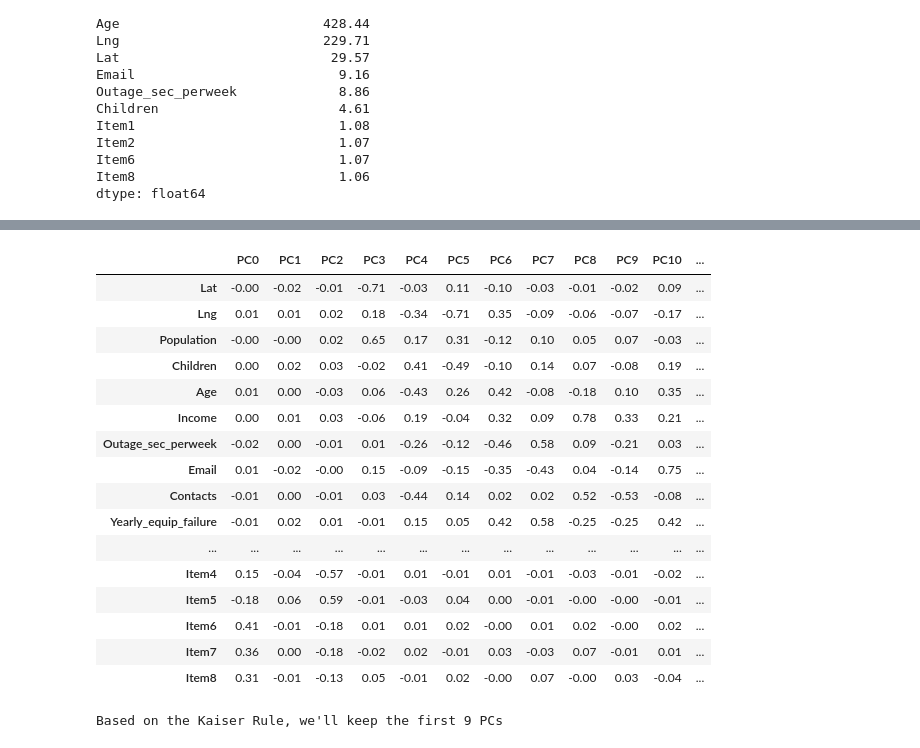
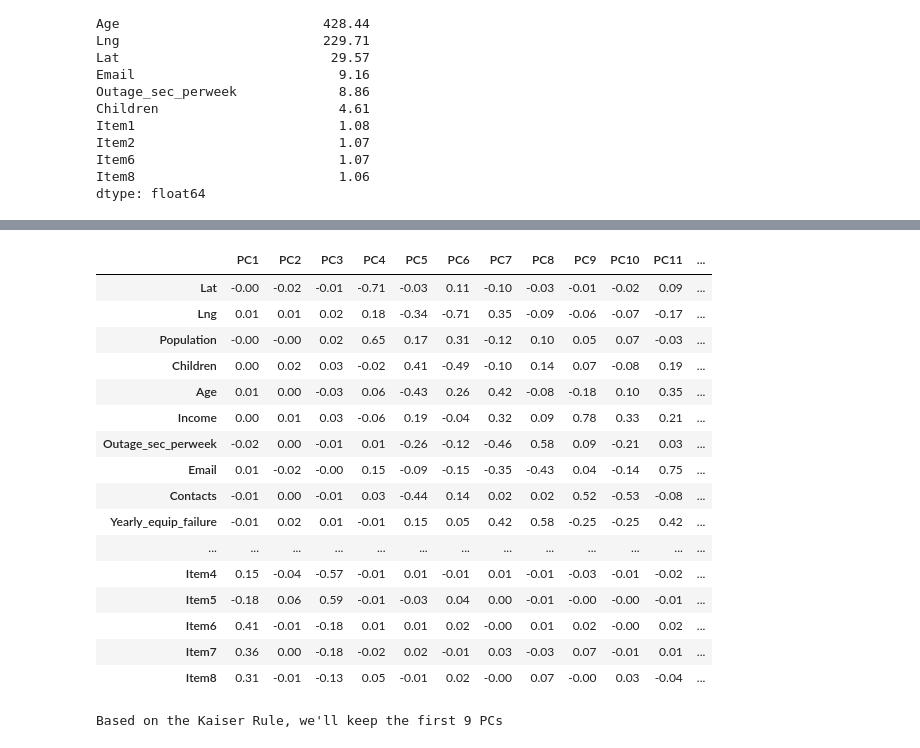
Before and after one commit to chrispaynes/OSDSC-Portfolio, a Jupyter notebook: data_mining_ii_nb/02. DIMENSIONALITY REDUCTION METHODS/dimensionality_reduction.ipynb, the cells around one changed output, grey strips where cells are left out. Drawn from its saved outputs; the diff is of its cells as text; code cells hidden in the pictures.

```diff
--- a/data_mining_ii_nb/02. DIMENSIONALITY REDUCTION METHODS/dimensionality_reduction.ipynb
+++ b/data_mining_ii_nb/02. DIMENSIONALITY REDUCTION METHODS/dimensionality_reduction.ipynb
@@ -531,15 +556,17 @@ print(pca.explained_variance_ratio_.cumsum())
 # %%
 # create dataframe from principal components
 # correlation coefficients between the features and the principal components
+
+# Principal axes in feature space, representing the directions of maximum variance in the data. Equivalently, the right singular vectors of the centered input data, parallel to its eigenvectors. The components are sorted by explained_variance_.
 loadings = pd.DataFrame(
-    pca.components_.T,
-    columns=[f"PC{i}" for i in range(0, num_components)],
+    data=pca.components_.T,
+    columns=[f"PC{i}" for i in range(1, num_components +1)],
     index=prep_df.columns,
 )
 
 loadings
 # %% [output]
-|  | PC0 | PC1 | PC2 | PC3 | PC4 | PC5 | PC6 | PC7 | PC8 | PC9 | PC10 | ... |
+|  | PC1 | PC2 | PC3 | PC4 | PC5 | PC6 | PC7 | PC8 | PC9 | PC10 | PC11 | ... |
 | Lat | -0.00 | -0.02 | -0.01 | -0.71 | -0.03 | 0.11 | -0.10 | -0.03 | -0.01 | -0.02 | 0.09 | ... |
 | Lng | 0.01 | 0.01 | 0.02 | 0.18 | -0.34 | -0.71 | 0.35 | -0.09 | -0.06 | -0.07 | -0.17 | ... |
 | Population | -0.00 | -0.00 | 0.02 | 0.65 | 0.17 | 0.31 | -0.12 | 0.10 | 0.05 | 0.07 | -0.03 | ... |
```
Also changed, not shown: parts of 23 cells of this notebook.
